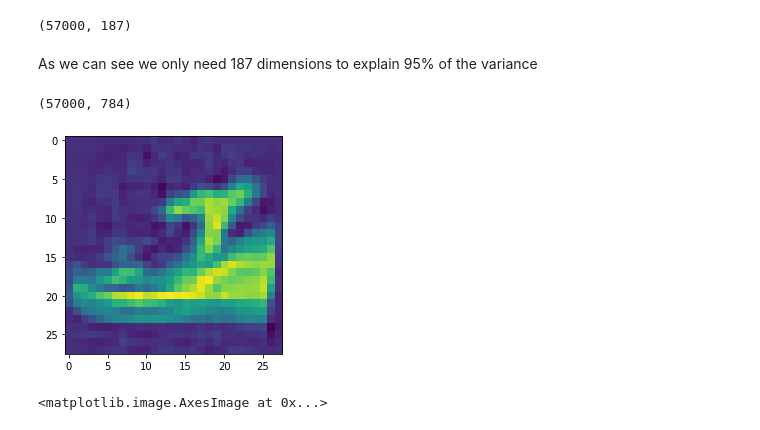
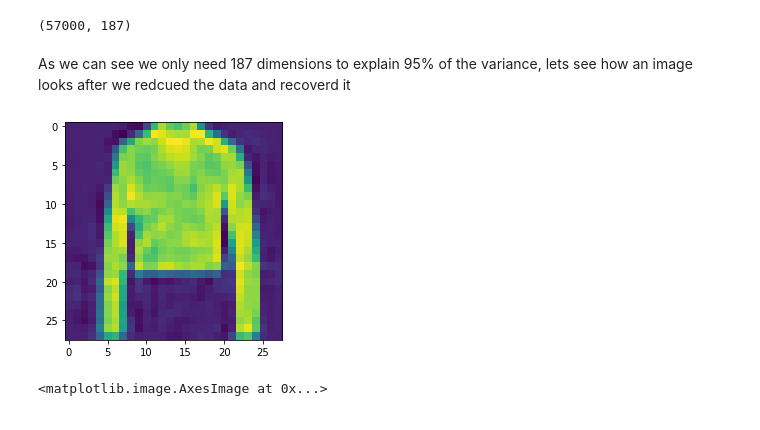
Before and after one commit to LiorBreitman8234/ML_SEM2, a Jupyter notebook: Fashion_MNIST.ipynb, the cells around one changed output. Saved outputs shown, nothing was run; the diff lists cells and outputs as text; code cells hidden in the pictures.

```diff
--- a/Fashion_MNIST.ipynb
+++ b/Fashion_MNIST.ipynb
@@ -73,0 +201,9 @@ knn = KNeighborsClassifier(n_neighbors = 20)
+# %%
+start_time = time.time()
+gboost_before = GradientBoostingClassifier(n_estimators = 100, learning_rate = 1, max_depth = 3)
+gboost_before.fit(data_train,target_train)
+time_to_train = time.time()- start_time
+pred = gboost_before.predict(data_test)
+score = metrics.accuracy_score(target_test,pred)
+name = gboost_before.__class__.__name__
+print(name + " score is: %.3f " %(score) + ", time to train: %.2f seconds" %(time_to_train))
@@ -74,9 +214,8 @@ knn = KNeighborsClassifier(n_neighbors = 20)
 # %%
+xgb_before = xgboost.XGBClassifier(n_estimators = 100,eval_metric = "merror",learning_rate = 0.5)
 start_time = time.time()
-knn.fit(data_train, target_train)
-pred = knn.predict(data_test)
-train = knn.predict(data_train)
+xgb_before.fit(data_train, target_train)
+pred = xgb_before.predict(data_test)
 print(metrics.accuracy_score(target_test,pred))
-print(metrics.accuracy_score(target_train,train))
 print("time to calculate %.2f" %(time.time()-start_time))
 # %% [output]
@@ -89,8 +223,0 @@ RFC = RandomForestClassifier(n_estimators = 100, max_depth = 2)
-# %%
-start_time = time.time()
-RFC.fit(data_train, target_train)
-pred = RFC.predict(data_test)
-train = RFC.predict(data_train)
-print(metrics.accuracy_score(target_test,pred))
-print(metrics.accuracy_score(target_train,train))
-print("time to calculate %.2f" %(time.time()-start_time))
@@ -104,8 +223,0 @@ xgb = xgboost.XGBClassifier(n_estimators = 100,eval_metric = "merror",learning_r
-# %%
-start_time = time.time()
-xgb.fit(data_train, target_train)
-pred = xgb.predict(data_test)
-train = xgb.predict(data_train)
-print(metrics.accuracy_score(target_test,pred))
-print(metrics.accuracy_score(target_train,train))
-print("time to calculate %.2f" %(time.time()-start_time))
@@ -145,17 +255,13 @@ data_reduced.shape
 # %% [output]
 (57000, 187)
 # %% [markdown]
-As we can see we only need 187 dimensions to explain 95% of the variance
+As we can see we only need 187 dimensions to explain 95% of the variance, lets see how an image looks after we redcued the data and recoverd it
-# %%
-data_recoverd.shape
-# %% [output]
-(57000, 784)
 # %%
 data_recoverd_to_show = data_recoverd.reshape(-1,28,28,1)
 # %%
-plt.imshow(data_recoverd_to_show[69]);
+plt.imshow(data_recoverd_to_show[420]);
 # %% [output]
-[figure, old version]
+[figure, new version]
 # %%
 plt.imshow(data_recoverd_to_show[69],cmap = plt.get_cmap("gray"))
 # %% [output]
```
Also changed, not shown: parts of 73 cells of this notebook.
